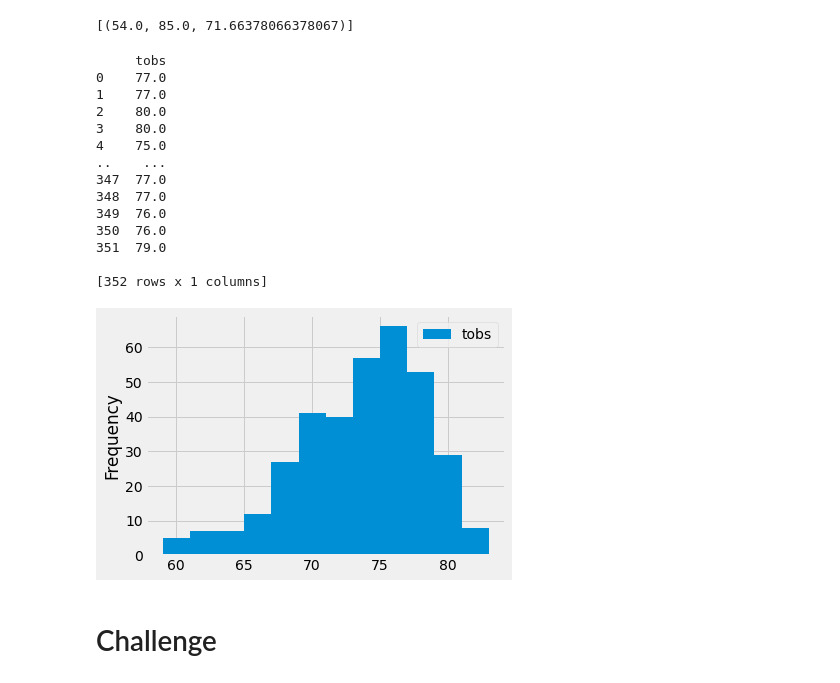
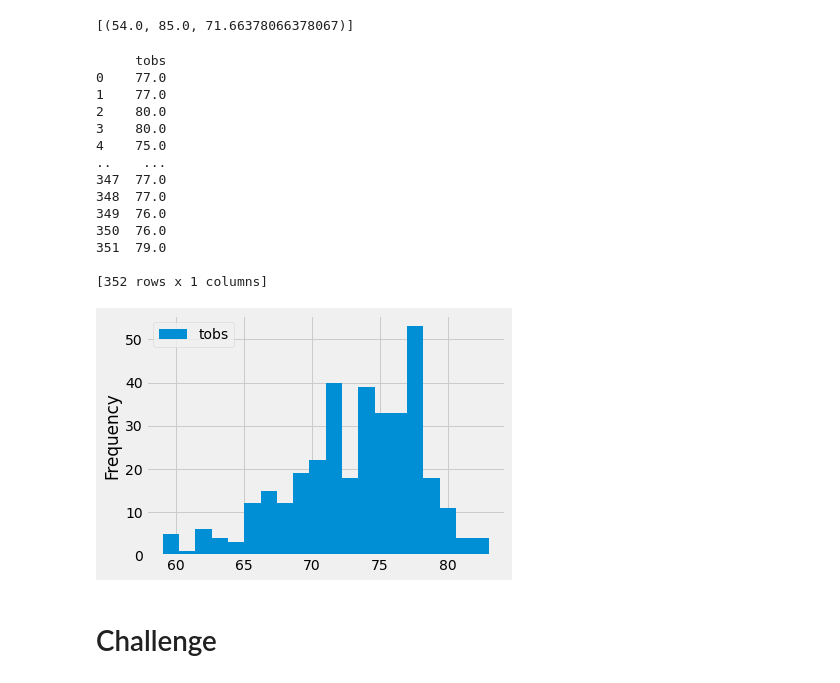
Before and after one commit to racruz25/surfs-up, a Jupyter notebook: climate_analysis.ipynb, the cells around one changed output. Drawn from its saved outputs; the diff is of its cells as text; code cells hidden in the pictures.

```diff
--- a/climate_analysis.ipynb
+++ b/climate_analysis.ipynb
@@ -103,31 +112,31 @@ filter(Measurement.station == 'USC00519281').all()
 # %%
 # Choose the station with the highest number of temperature observations.
 # Query the last 12 months of temperature observation data for this station and plot the results as a histogram
 results = session.query(Measurement.tobs).\
 filter(Measurement.station == 'USC00519281').\
 filter(Measurement.date >= prev_year).all()
 
 df = pd.DataFrame(results, columns=['tobs'])
 print(df)
 
-df.plot.hist(bins=12)
+df.plot.hist(bins=20)
 plt.tight_layout()
 # %% [output]
      tobs
 0    77.0
 1    77.0
 2    80.0
 3    80.0
 4    75.0
 ..    ...
 347  77.0
 348  77.0
 349  76.0
 350  76.0
 351  79.0
 
 [352 rows x 1 columns]
-[figure, old version]
+[figure, new version]
 # %%
 # Write a function called `calc_temps` that will accept start date and end date in the format '%Y-%m-%d'
 # and return the minimum, average, and maximum temperatures for that range of dates
```
Also changed, not shown: parts of 1 cell of this notebook, 1 other file.
